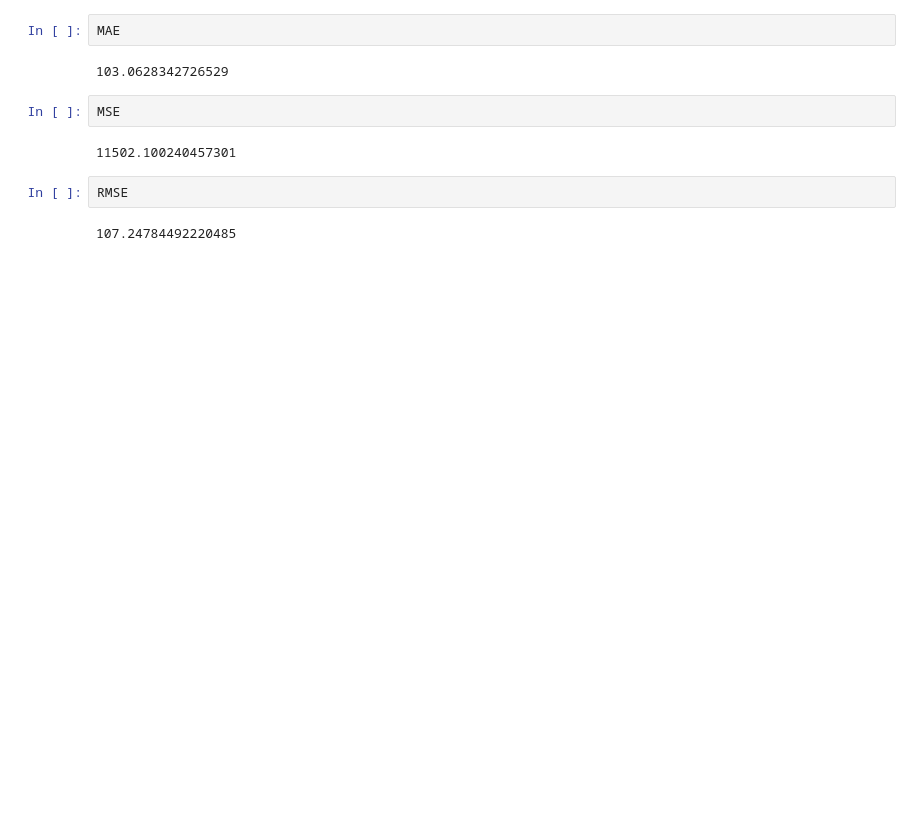
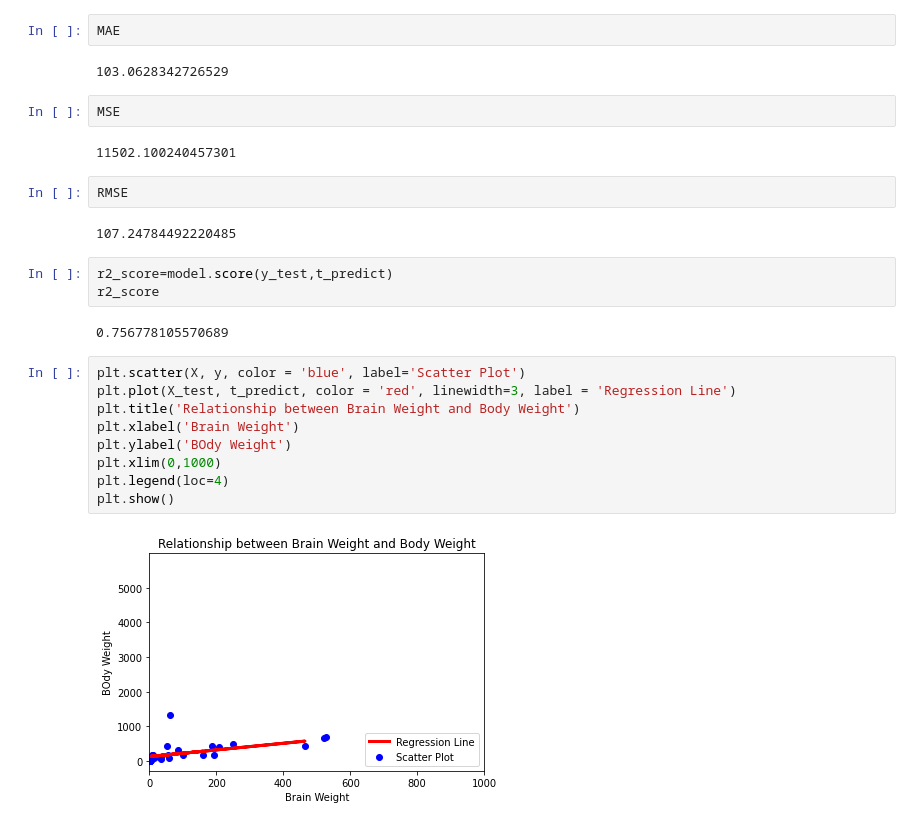
Before and after one commit to naveen2139/Machine-Learning, a Jupyter notebook: Body_Weight_Prediction_Linear_Regression.ipynb, the cells around one changed output. Drawn from its saved outputs; the diff is of its cells as text; blank space fills up the shorter version.

```diff
--- a/Body_Weight_Prediction_Linear_Regression.ipynb
+++ b/Body_Weight_Prediction_Linear_Regression.ipynb
@@ -119,3 +121,19 @@ MSE
 RMSE
 # %% [output]
 107.24784492220485
+# %%
+r2_score=model.score(y_test,t_predict)
+r2_score
+# %% [output]
+0.756778105570689
+# %%
+plt.scatter(X, y, color = 'blue', label='Scatter Plot')
+plt.plot(X_test, t_predict, color = 'red', linewidth=3, label = 'Regression Line')
+plt.title('Relationship between Brain Weight and Body Weight')
+plt.xlabel('Brain Weight')
+plt.ylabel('BOdy Weight')
+plt.xlim(0,1000)
+plt.legend(loc=4)
+plt.show()
+# %% [output]
+[figure, added]
```
Also changed, not shown: parts of 2 cells of this notebook.
